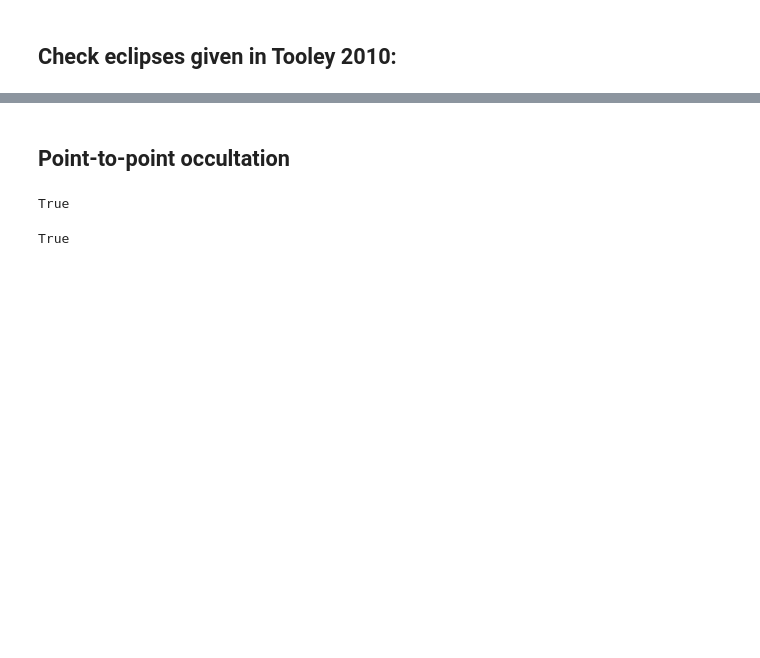
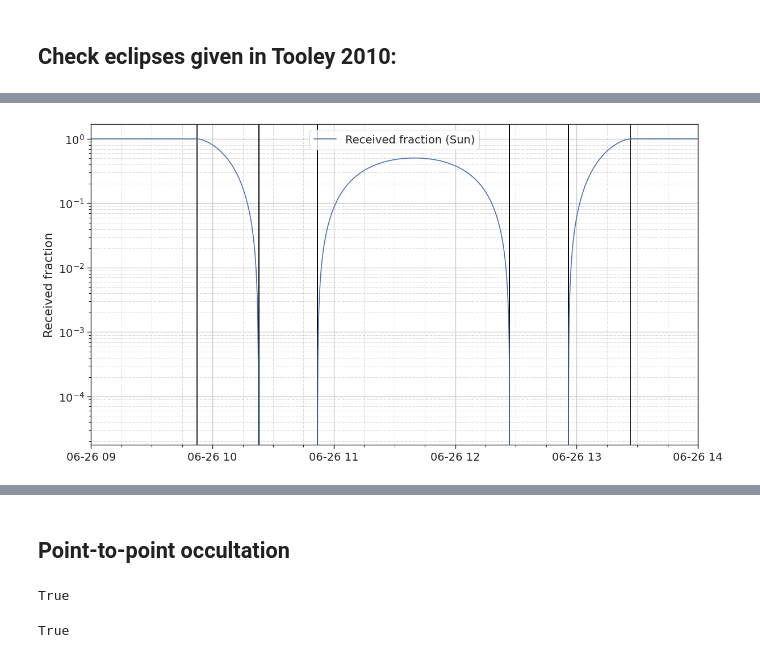
Before and after one commit to DominikStiller/tudelft-hpb-project, a Jupyter notebook: analysis/eclipses.ipynb, the cells around one changed output, grey strips where cells are left out. Cells and saved outputs as stored; diff of their text form; code cells hidden in the pictures; blank space fills up the shorter version.

```diff
--- a/analysis/eclipses.ipynb
+++ b/analysis/eclipses.ipynb
@@ -65,0 +96,24 @@ LRO observing Sun occultation due to Moon:
+# %%
+def plot_sun_occultation():
+    df = load_simulation_results("../results/2023-01-27T10-00-57-77048/95")
+
+    plt.figure(figsize=[12, 6])
+
+    occultations = calculate_eclipses("Sun", "Earth", "LRO", "2010 JUNE 25", "2010 JUNE 27")
+    for t_start, t_end, occ_type in occultations:
+        plt.axvline(dates.datestr2num(as_utc(t_start)), 0, 1, c="black")
+        plt.axvline(dates.datestr2num(as_utc(t_end)), 0, 1, c="black")
+
+    plt.plot(df.index, df["occ_sun"], label="Received fraction (Sun)")
+
+    plt.legend()
+    plt.ylabel("Received fraction")
+    plt.yscale("log")
+
+    plt.xlim([datetime(2010, 6, 26, 9), datetime(2010, 6, 26, 14)])
+
+    format_plot()
+
+plot_sun_occultation()
+# %% [output]
+[figure, added]
```
Also changed, not shown: parts of 14 cells of this notebook, 7 other files.
